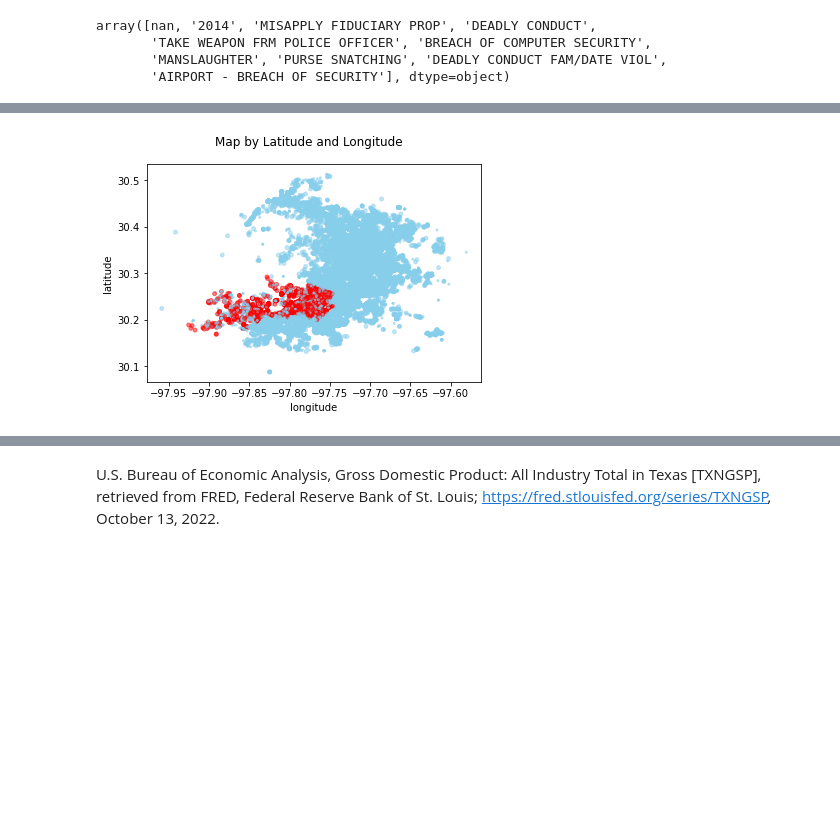
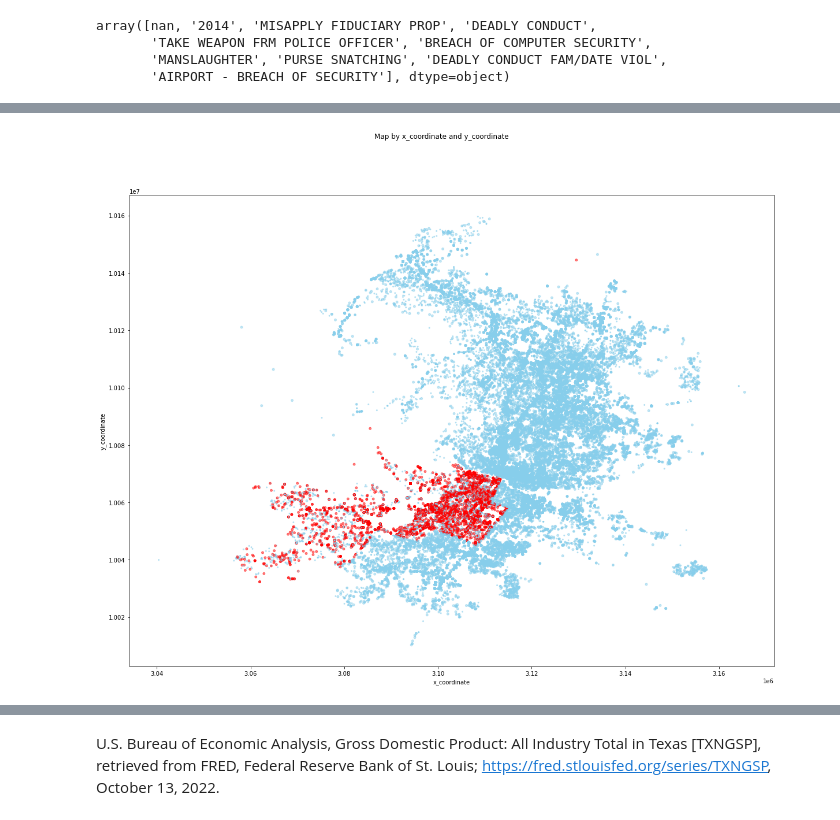
Before and after one commit to TR1234567/6420422012_MiniProject, a Jupyter notebook: MiniProject_6420422012.ipynb, the cells around one changed output, grey strips where cells are left out. Drawn from its saved outputs; the diff is of its cells as text; code cells hidden in the pictures; blank space fills up the shorter version.

```diff
--- a/MiniProject_6420422012.ipynb
+++ b/MiniProject_6420422012.ipynb
@@ -2,8 +4,11 @@
 import pandas as pd
 import matplotlib.pyplot as plt
 import re
+plt.rcParams["figure.figsize"] = (20,15)
 # %%
 df = pd.read_csv('austin_crime.csv')
+# %%
+df.drop_duplicates(inplace=True)
 # %%
 df
 # %% [output]
@@ -231,16 +244,16 @@ plt.show()
 df['color1'] = df.apply(lambda x:'red' if x['Type1'] == True and x['district'] == 'D' else 'skyblue',axis=1)
 # %%
 fig, ax = plt.subplots()
-ax.scatter(df['longitude'].values, df['latitude'].values,
+ax.scatter(df['x_coordinate'].values, df['y_coordinate'].values,
              s=3+ pow(12,df['Type1'].astype('int')), c=df.color1, label='map', alpha=0.5)
-fig.suptitle('Map by Latitude and Longitude')
+fig.suptitle('Map by x_coordinate and y_coordinate')
 
-ax.set_ylabel('latitude')
-ax.set_xlabel('longitude')
+ax.set_ylabel('y_coordinate')
+ax.set_xlabel('x_coordinate')
 
 plt.show()
 # %% [output]
-[figure, old version]
+[figure, new version]
 # %%
 district_values =pd.value_counts(df_t2['district'])
 plots = district_values.plot(kind="bar")
```
Also changed, not shown: parts of 62 cells of this notebook.
